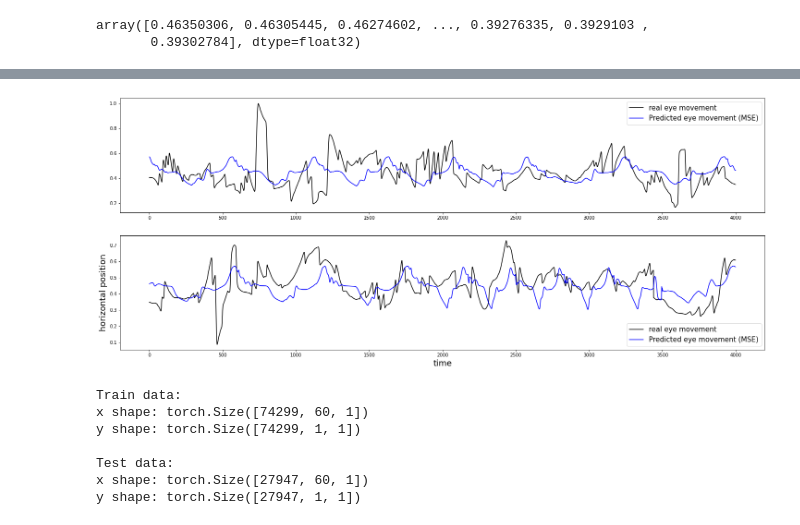
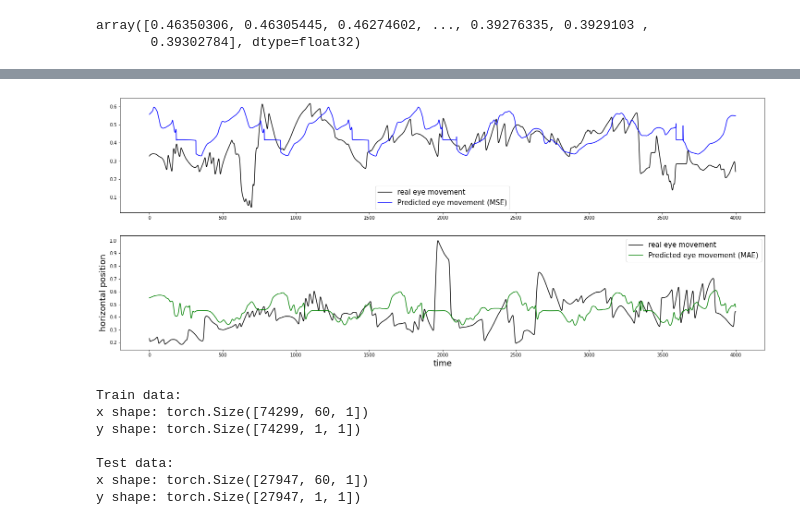
Before and after one commit to YanaMinyaylo/NS, a Jupyter notebook: NN_LSTM_MSE_torch.ipynb, the cells around one changed output, grey strips where cells are left out. Cells and saved outputs as stored; diff of their text form; code cells hidden in the pictures.

```diff
--- a/NN_LSTM_MSE_torch.ipynb
+++ b/NN_LSTM_MSE_torch.ipynb
@@ -125,5 +136,5 @@ model_MSE.add(Dense(units = label_train.shape[1]))
 
 model_MSE.compile(optimizer = 'adam', loss = 'mean_squared_error')
 # %%
-result = model_MSE.fit(feature_train, label_train, epochs = 20, batch_size = 32)
+result = model_MSE.fit(feature_train, label_train, epochs = 30, batch_size = 32)
 loss = np.array(result.history['loss'])
@@ -136,0 +159,15 @@ predictions.shape
+# %%
+u = 50
+model_MAE = Sequential()
+model_MAE.add(LSTM(units= u, return_sequences=True, input_shape=(feature_train.shape[1], 1)))
+model_MAE.add(Dropout(0.4))
+
+model_MAE.add(LSTM(units=u))
+model_MAE.add(Dropout(0.2))
+
+model_MAE.add(Dense(units = label_train.shape[1]))
+
+model_MAE.compile(optimizer = 'adam', loss = 'mean_absolute_error')
+# %%
+result_mae = model_MAE.fit(feature_train, label_train, epochs = 30, batch_size = 32)
+loss_mae = np.array(result_mae.history['loss'])
@@ -137,2 +192,5 @@ predictions.shape
+# %%
+predictions_mse = model_MSE.predict(feature_test)
+predictions_mae = model_MAE.predict(feature_test)
 # %%
 y_test_new = y_test[60:]
@@ -162,27 +215,28 @@ plt.show()
 # %%
 y_test = y_test.reshape((y_test.shape[0],))
 fig, ax = plt.subplots(ncols=1, nrows = 2, figsize=(25, 10))
+fig.patch.set_facecolor('white')
 n1 = 12000
 n2 = 16000
 n3 = 200
 n4 = 20000
 
 
 ax[0].plot(y_test_new[n1:n2], color='black', label='real eye movement')
-ax[0].plot(predictions[n1:n2], color='blue', label='Predicted eye movement (MSE)')
+ax[0].plot(predictions_mse[n1:n2], color='blue', label='Predicted eye movement (MSE)')
 
 ax[1].plot(y_test_new[n2:n4], color='black', label='real eye movement')
-ax[1].plot(predictions[n2:n4], color='blue', label='Predicted eye movement (MSE)')
+ax[1].plot(predictions_mae[n2:n4], color='green', label='Predicted eye movement (MAE)')
 
 plt.xlabel('time', fontsize=18)
 plt.ylabel('horizontal position', fontsize=18)
 
 ax[0].legend(fontsize=15)
 ax[1].legend(fontsize=15)
 
 plt.show()
 # %% [output]
-[figure, old version]
+[figure, new version]
 # %%
 import torch
 import torch.nn as nn
```
Also changed, not shown: parts of 12 cells of this notebook.
